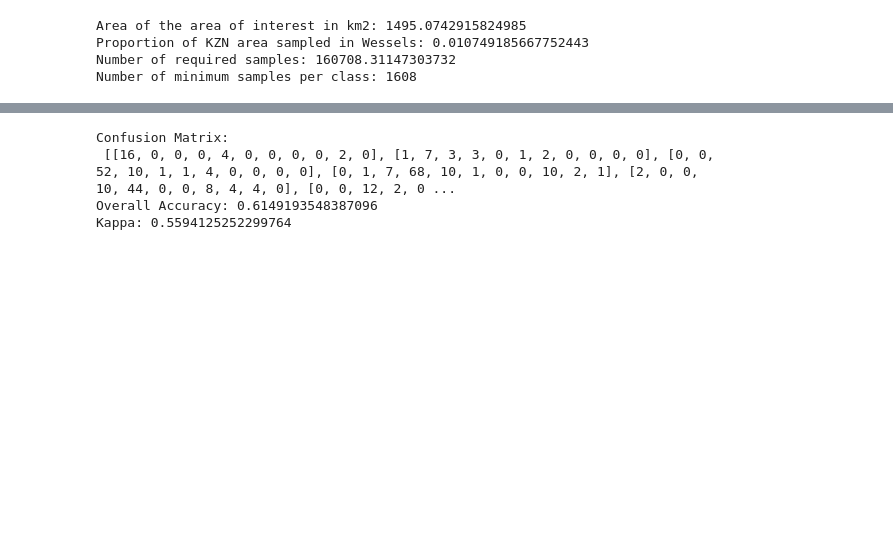
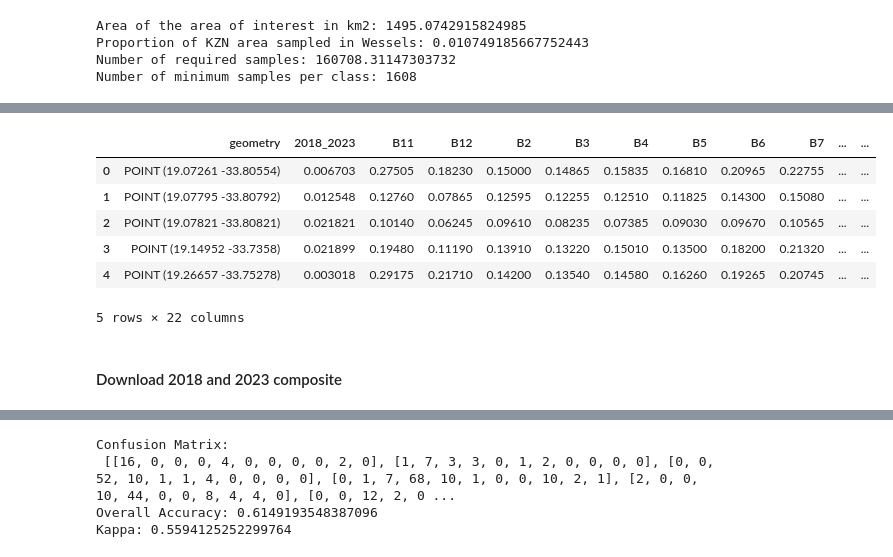
Before and after one commit to Geethen/hypinvalimap, a Jupyter notebook: code/IRMAD_experiments.ipynb, the cells around one changed output, grey strips where cells are left out. Drawn from its saved outputs; the diff is of its cells as text; code cells hidden in the pictures; blank space fills up the shorter version.

```diff
--- a/code/IRMAD_experiments.ipynb
+++ b/code/IRMAD_experiments.ipynb
@@ -524,0 +651,3 @@ Number of minimum samples per class: 1608
+# %%
+pts = ee.FeatureCollection('projects/ee-geethensingh/assets/postdoc/aliens_sep2018_bioscape2023')
+eeprint(pts.limit(5))
@@ -524,0 +696,3 @@ Number of minimum samples per class: 1608
+# %%
+wKfold = prepareTrainingData(points=pts, targetProperty='class', nFolds=5)._preparePoints()
+eeprint(wKfold.limit(5))
@@ -524,0 +740,39 @@ Number of minimum samples per class: 1608
+# %%
+# ee.ImageCollection("COPERNICUS/S2_SR_HARMONIZED")
+
+composite2018 = createComposite(imageCollection= ee.ImageCollection("COPERNICUS/S2_HARMONIZED"),
+                points=pts.geometry(),
+                year=2018,
+                period='first')
+
+# Create a composite for 2023
+composite2023 = createComposite(imageCollection= ee.ImageCollection("COPERNICUS/S2_HARMONIZED"),
+                points=pts.geometry(),
+                year=2023,
+                period='second')
+# %%
+# extract values at points
+data = composite2018.reduceRegions(collection=wKfold, reducer=ee.Reducer.first(), scale=10)
+data.limit(5)
+
+# convert to geopandas dataframe
+gdf18 = ee.data.computeFeatures({
+    'expression': data,
+    'fileFormat': 'GEOPANDAS_GEODATAFRAME'
+})
+
+# Need to set the CRS.
+# Make sure it matches the CRS of FeatureCollection geometries.
+gdf18.crs = 'EPSG:4326'
+
+gdf18.head()
+# %% [output]
+|  | geometry | 2018_2023 | B11 | B12 | B2 | B3 | B4 | B5 | B6 | B7 | ... | ... |
+| 0 | POINT (19.07261 -33.80554) | 0.006703 | 0.27505 | 0.18230 | 0.15000 | 0.14865 | 0.15835 | 0.16810 | 0.20965 | 0.22755 | ... | ... |
+| 1 | POINT (19.07795 -33.80792) | 0.012548 | 0.12760 | 0.07865 | 0.12595 | 0.12255 | 0.12510 | 0.11825 | 0.14300 | 0.15080 | ... | ... |
+| 2 | POINT (19.07821 -33.80821) | 0.021821 | 0.10140 | 0.06245 | 0.09610 | 0.08235 | 0.07385 | 0.09030 | 0.09670 | 0.10565 | ... | ... |
+| 3 | POINT (19.14952 -33.7358) | 0.021899 | 0.19480 | 0.11190 | 0.13910 | 0.13220 | 0.15010 | 0.13500 | 0.18200 | 0.21320 | ... | ... |
+| 4 | POINT (19.26657 -33.75278) | 0.003018 | 0.29175 | 0.21710 | 0.14200 | 0.13540 | 0.14580 | 0.16260 | 0.19265 | 0.20745 | ... | ... |
+5 rows × 22 columns
+# %% [markdown]
+#### Download 2018 and 2023 composite
```
Also changed, not shown: parts of 64 cells of this notebook, 6 other files.
